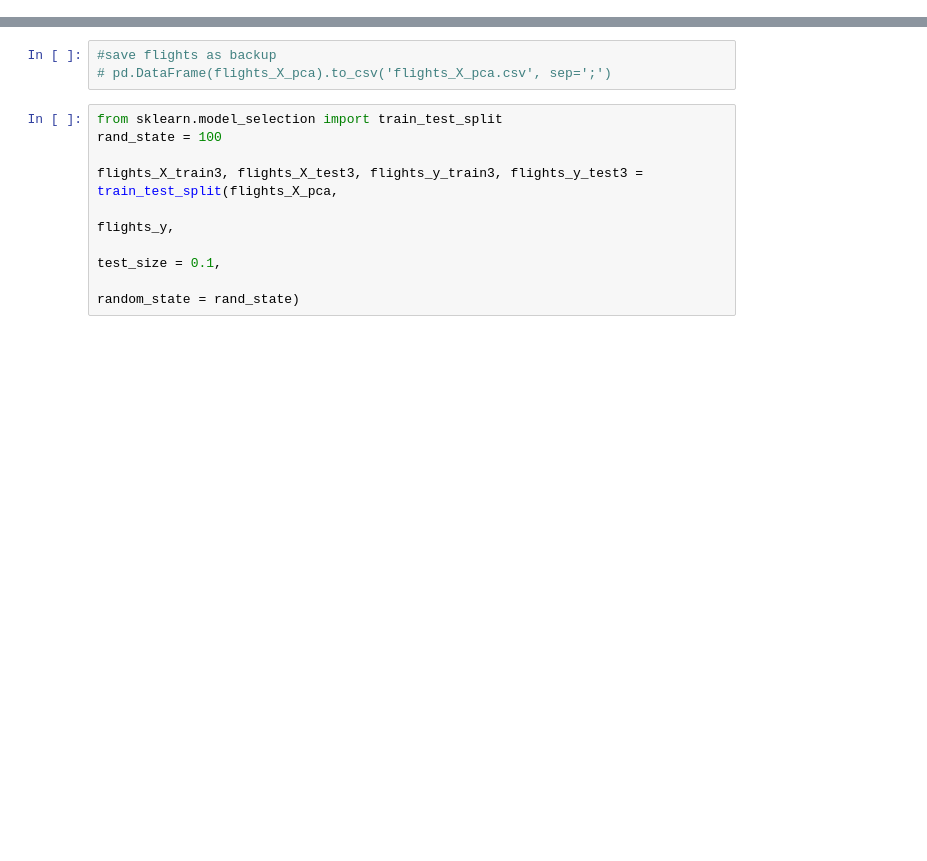
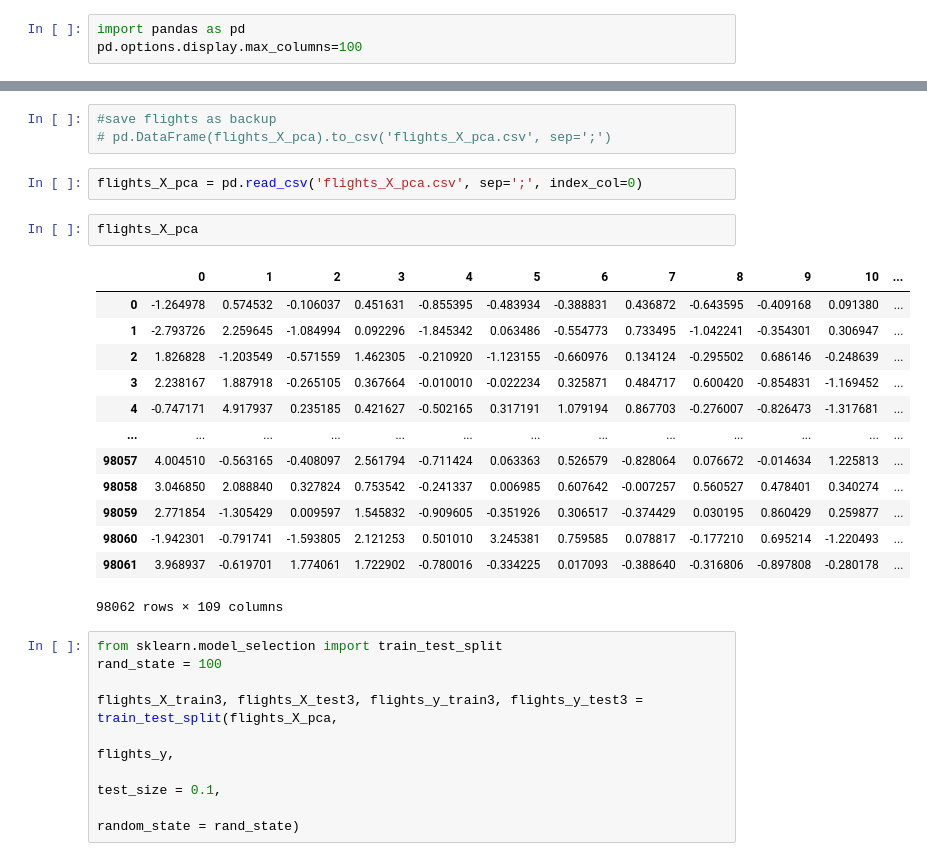
Before and after one commit to Waleed-Alfaris/Mid_Term_Project_I-NYC-Flight-Data-, a Jupyter notebook: Models/XGB-Tuned.ipynb, the cells around one changed output, grey strips where cells are left out. Drawn from its saved outputs; the diff is of its cells as text; blank space fills up the shorter version.

```diff
--- a/Models/XGB-Tuned.ipynb
+++ b/Models/XGB-Tuned.ipynb
@@ -374,3 +378,6 @@ flights_X
 | 98060 | 10 | WN | MO | KS | 10 | 11 | 392 | ... |
 | 98061 | 3 | WN | IL | AZ | 18 | 21 | 1444 | ... |
 98062 rows × 31 columns
+# %%
+import pandas as pd
+pd.options.display.max_columns=100
@@ -537,6 +615,24 @@ flights_X_pca.shape
 # %%
 #save flights as backup
 # pd.DataFrame(flights_X_pca).to_csv('flights_X_pca.csv', sep=';')
+# %%
+flights_X_pca = pd.read_csv('flights_X_pca.csv', sep=';', index_col=0)
+# %%
+flights_X_pca
+# %% [output]
+|  | 0 | 1 | 2 | 3 | 4 | 5 | 6 | 7 | 8 | 9 | 10 | ... |
+| 0 | -1.264978 | 0.574532 | -0.106037 | 0.451631 | -0.855395 | -0.483934 | -0.388831 | 0.436872 | -0.643595 | -0.409168 | 0.091380 | ... |
+| 1 | -2.793726 | 2.259645 | -1.084994 | 0.092296 | -1.845342 | 0.063486 | -0.554773 | 0.733495 | -1.042241 | -0.354301 | 0.306947 | ... |
+| 2 | 1.826828 | -1.203549 | -0.571559 | 1.462305 | -0.210920 | -1.123155 | -0.660976 | 0.134124 | -0.295502 | 0.686146 | -0.248639 | ... |
+| 3 | 2.238167 | 1.887918 | -0.265105 | 0.367664 | -0.010010 | -0.022234 | 0.325871 | 0.484717 | 0.600420 | -0.854831 | -1.169452 | ... |
+| 4 | -0.747171 | 4.917937 | 0.235185 | 0.421627 | -0.502165 | 0.317191 | 1.079194 | 0.867703 | -0.276007 | -0.826473 | -1.317681 | ... |
+| ... | ... | ... | ... | ... | ... | ... | ... | ... | ... | ... | ... | ... |
+| 98057 | 4.004510 | -0.563165 | -0.408097 | 2.561794 | -0.711424 | 0.063363 | 0.526579 | -0.828064 | 0.076672 | -0.014634 | 1.225813 | ... |
+| 98058 | 3.046850 | 2.088840 | 0.327824 | 0.753542 | -0.241337 | 0.006985 | 0.607642 | -0.007257 | 0.560527 | 0.478401 | 0.340274 | ... |
+| 98059 | 2.771854 | -1.305429 | 0.009597 | 1.545832 | -0.909605 | -0.351926 | 0.306517 | -0.374429 | 0.030195 | 0.860429 | 0.259877 | ... |
+| 98060 | -1.942301 | -0.791741 | -1.593805 | 2.121253 | 0.501010 | 3.245381 | 0.759585 | 0.078817 | -0.177210 | 0.695214 | -1.220493 | ... |
+| 98061 | 3.968937 | -0.619701 | 1.774061 | 1.722902 | -0.780016 | -0.334225 | 0.017093 | -0.388640 | -0.316806 | -0.897808 | -0.280178 | ... |
+98062 rows × 109 columns
 # %%
 from sklearn.model_selection import train_test_split
 rand_state = 100
```
Also changed, not shown: parts of 22 cells of this notebook.
